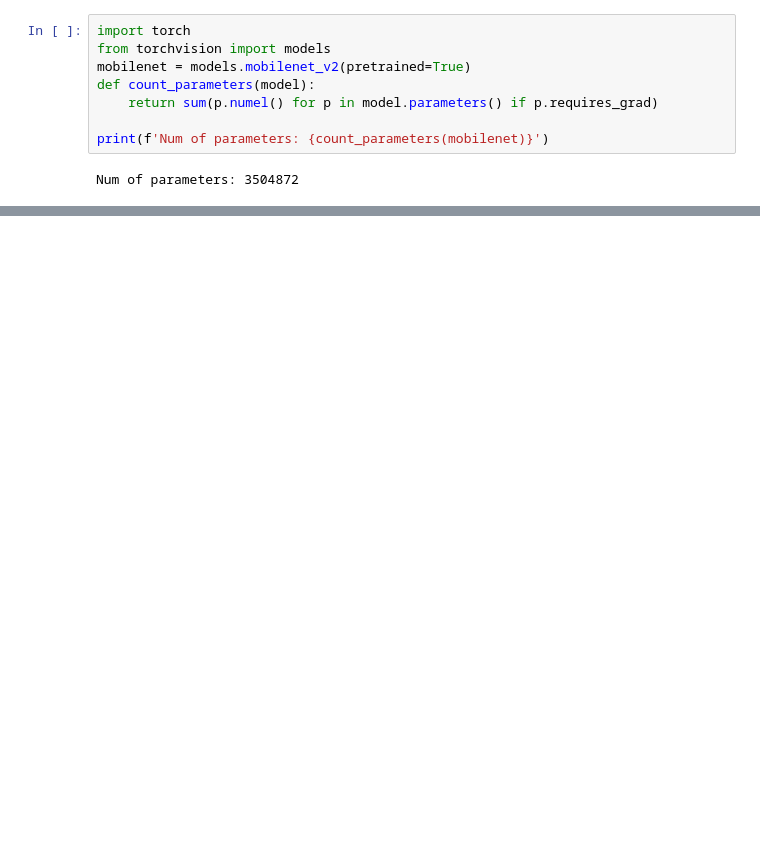
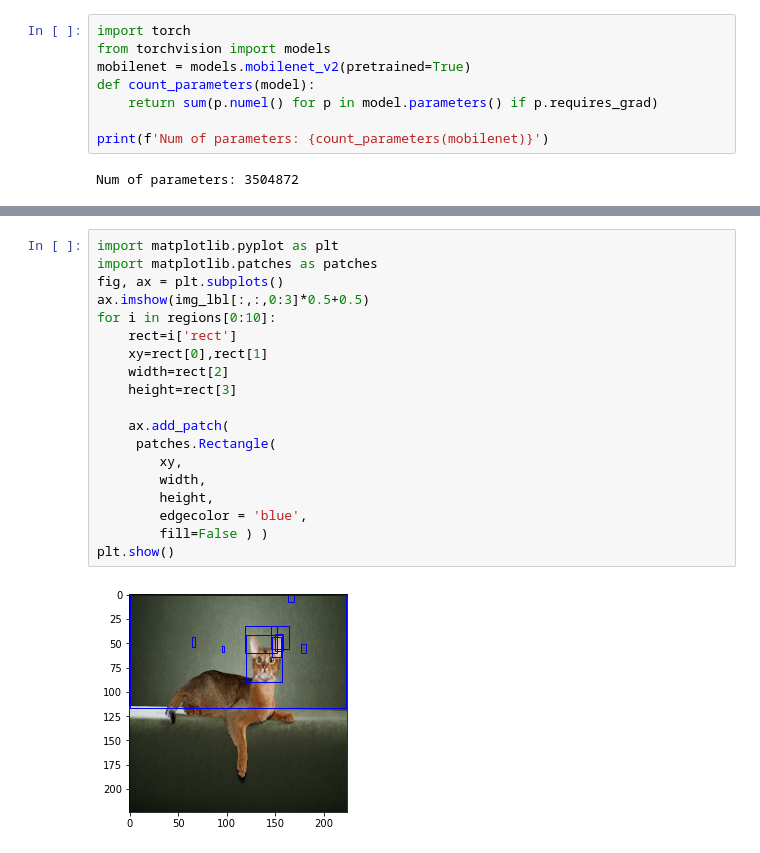
Before and after one commit to hslrock/ObjectDetection_, a Jupyter notebook: 1_RCNN.ipynb, the cells around one changed output, grey strips where cells are left out. Cells and saved outputs as stored; diff of their text form; blank space fills up the shorter version.

```diff
--- a/1_RCNN.ipynb
+++ b/1_RCNN.ipynb
@@ -379,2 +81,23 @@ len(regions)
+# %%
+import matplotlib.pyplot as plt
+import matplotlib.patches as patches
+fig, ax = plt.subplots()
+ax.imshow(img_lbl[:,:,0:3]*0.5+0.5)
+for i in regions[0:10]:
+    rect=i['rect']
+    xy=rect[0],rect[1]
+    width=rect[2]
+    height=rect[3]
+
+    ax.add_patch(
+     patches.Rectangle(
+        xy,
+        width,
+        height,
+        edgecolor = 'blue',
+        fill=False ) )
+plt.show()
+# %% [output]
+[figure, added]
 # %%
 fig, ax = plt.subplots()
```
Also changed, not shown: parts of 20 cells of this notebook, 7 other files.
